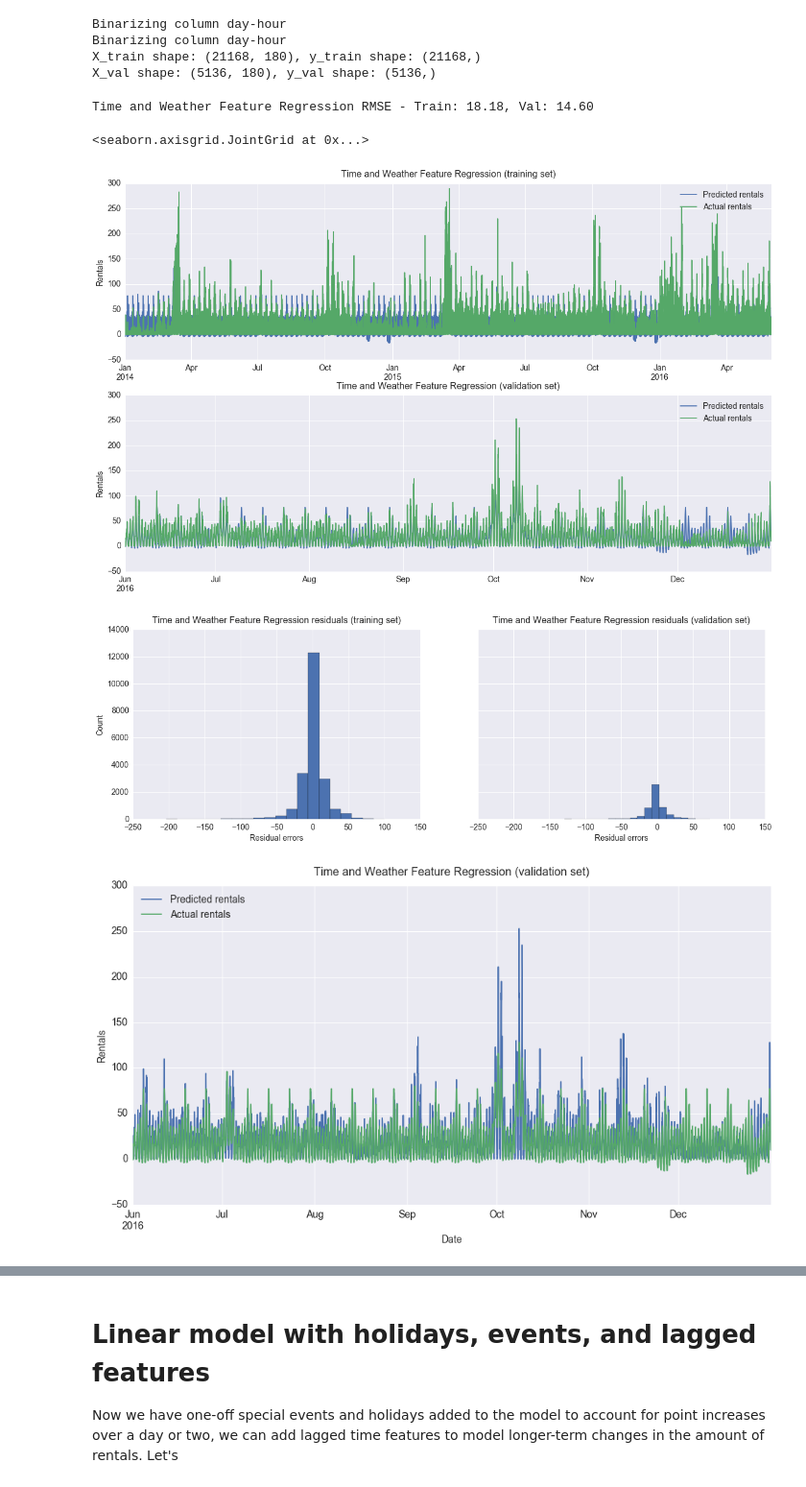
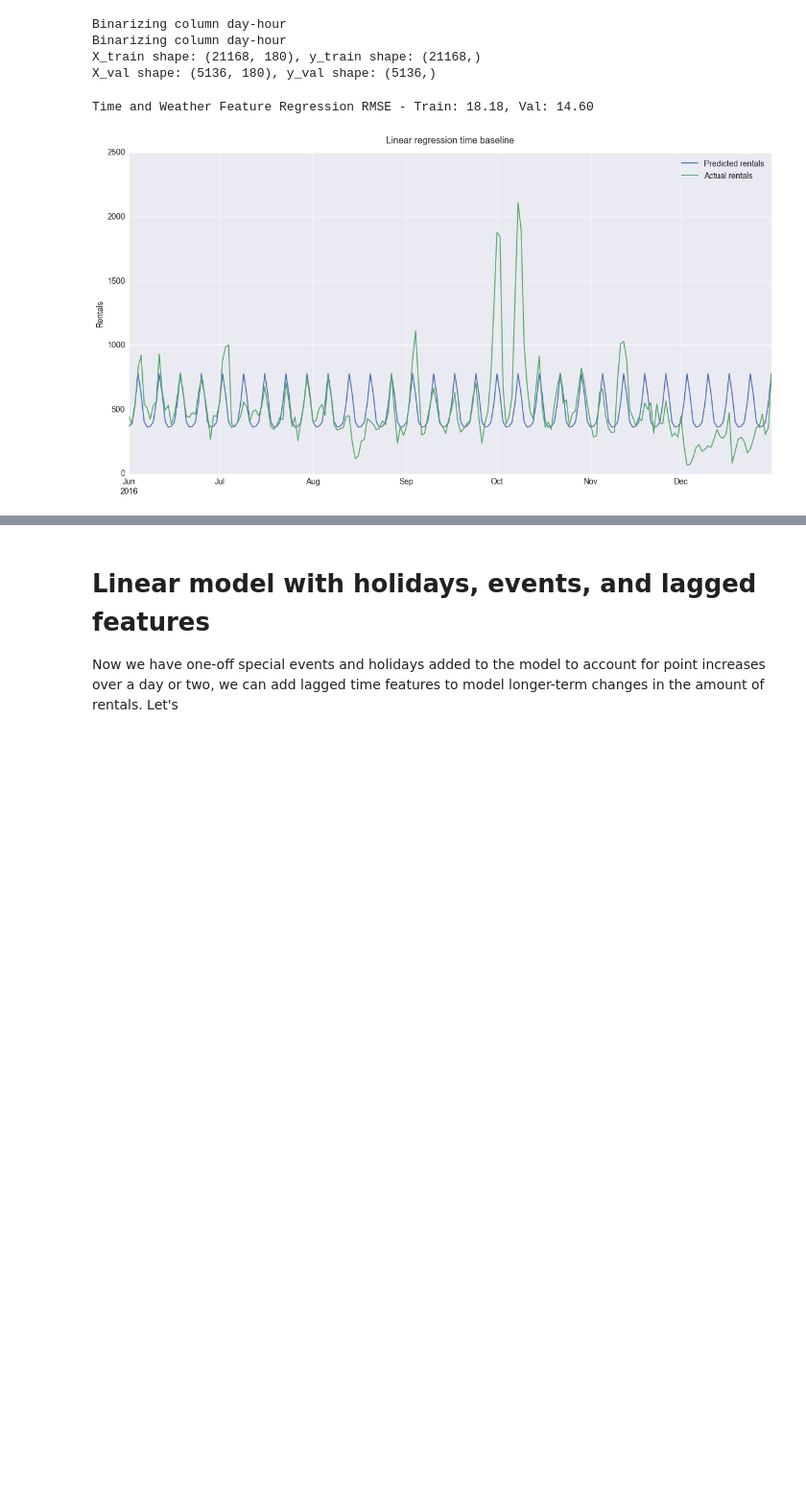
Before and after one commit to timgasser/bcycle-austin, a Jupyter notebook: notebooks/bcycle_all_data_models.ipynb, the cells around one changed output, grey strips where cells are left out. Shown at 96% size. Saved outputs shown, nothing was run; the diff lists cells and outputs as text; code cells hidden in the pictures; blank space fills up the shorter version.

```diff
--- a/notebooks/bcycle_all_data_models.ipynb
+++ b/notebooks/bcycle_all_data_models.ipynb
@@ -260,7 +274,7 @@ After these peaks, there are other days with between 1000 and 1500 trips. There'
 For these special cases, we'll need to add in extra dummy variables to help models work out why the amount of trips suddenly peaks.
 # %%
 # Let's plot the validation set
-plot_df = val_df.resample('3H').sum()['count']
+plot_df = val_df.resample('1D').sum()['count']
 
 plot_lines(plot_df, plt.subplots(1,1,figsize=(20,10)),
                                  title='Validation set rentals',
@@ -481,31 +520,39 @@ X_val shape: (5136, 180), y_val shape: (5136,)
 # %%
 from sklearn.linear_model import Ridge
 
 reg = Ridge()
 reg.fit(X_train, y_train)
 y_train_pred = reg.predict(X_train)
 train_rmse = np.sqrt(mean_squared_error(y_train, y_train_pred))
 
 y_val_pred = reg.predict(X_val)
 val_rmse = np.sqrt(mean_squared_error(y_val, y_val_pred))
 
 # Store the evaluation results
 if 'linreg_time_events' not in scores_df.index:
     scores_df = scores_df.append(pd.DataFrame({'train_rmse' : train_rmse, 'val_rmse' : val_rmse},
                                               index=['linreg_time_events']))
 
 print('Time and Weather Feature Regression RMSE - Train: {:.2f}, Val: {:.2f}'.format(train_rmse, val_rmse))
 
 reg_result_train_df, reg_result_val_df = df_from_results(train_df.index, y_train, y_train_pred,
                                                          val_df.index, y_val, y_val_pred)
 
-plot_results(reg_result_train_df, reg_result_val_df, 'pred', 'true', title='Time and Weather Feature Regression')
-plot_val(reg_result_val_df, 'pred', 'true', title='Time and Weather Feature Regression')
+# plot_results(reg_result_train_df, reg_result_val_df, 'pred', 'true', title='Time and Weather Feature Regression')
+# plot_val(reg_result_val_df, 'pred', 'true', title='Time and Weather Feature Regression')
 
-sns.jointplot(y_val_pred, y_val, kind='reg')
+fig, ax = plt.subplots(1,1,figsize=(20,10))
+plot_ts(result_val_df, 'pred', 'true', 'Linear regression time baseline', ax=ax)
+
+
+# g = sns.jointplot(y_val_pred, y_val, kind='reg')
+# x0, x1 = g.ax_joint.get_xlim()
+# y0, y1 = g.ax_joint.get_ylim()
+# lims = [max(x0, y0), min(x1, y1)]
+# g.ax_joint.plot(lims, lims, '-', c='black')
+# show()
+
+# plt.plot([0, 0], [100, 100], color='k', linestyle='-', linewidth=2)
 # %% [output]
 Time and Weather Feature Regression RMSE - Train: 18.18, Val: 14.60
-<seaborn.axisgrid.JointGrid at 0x...>
-[figure, old version]
+[figure, new version]
-[figure, removed]
-[figure, removed]
```
Also changed, not shown: parts of 18 cells of this notebook, 2 other files.
